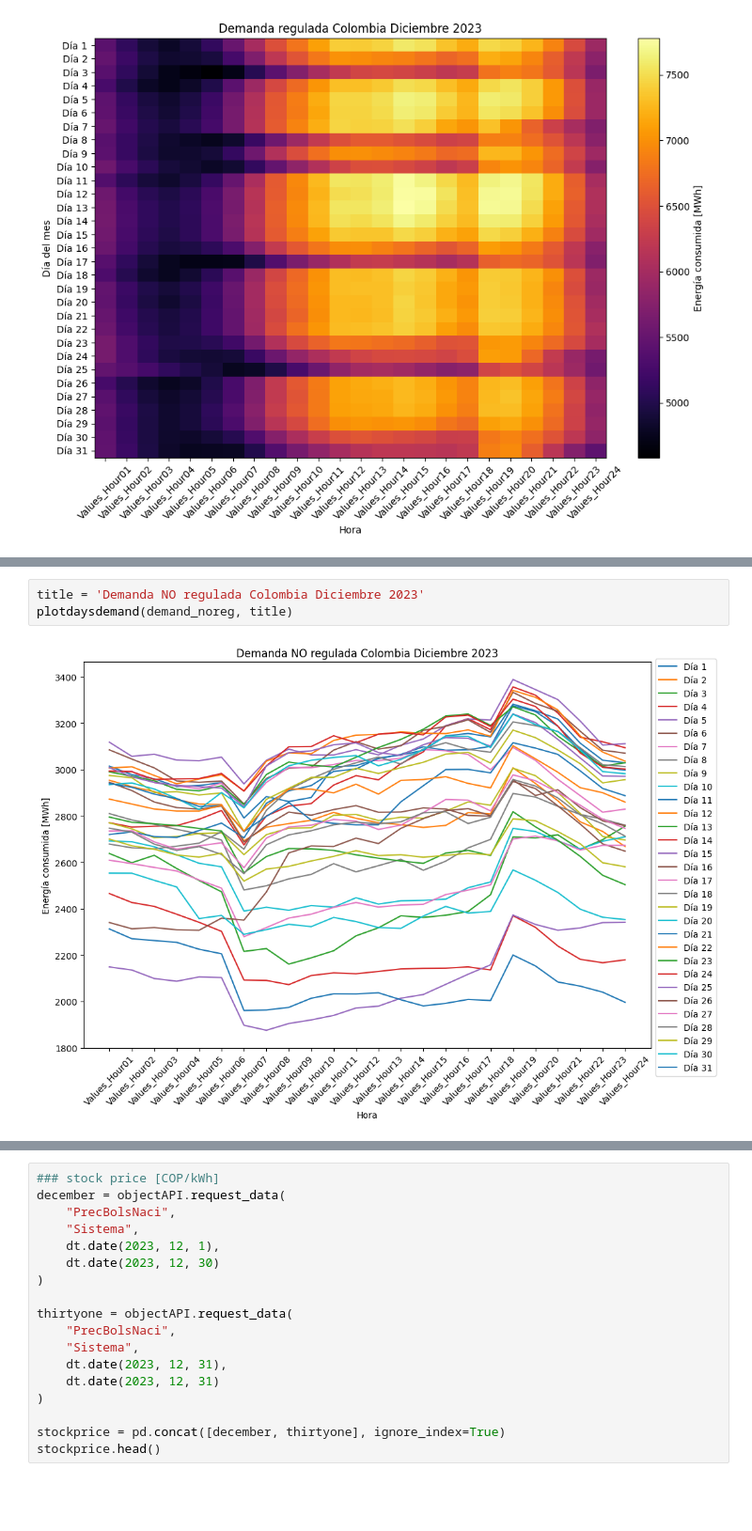
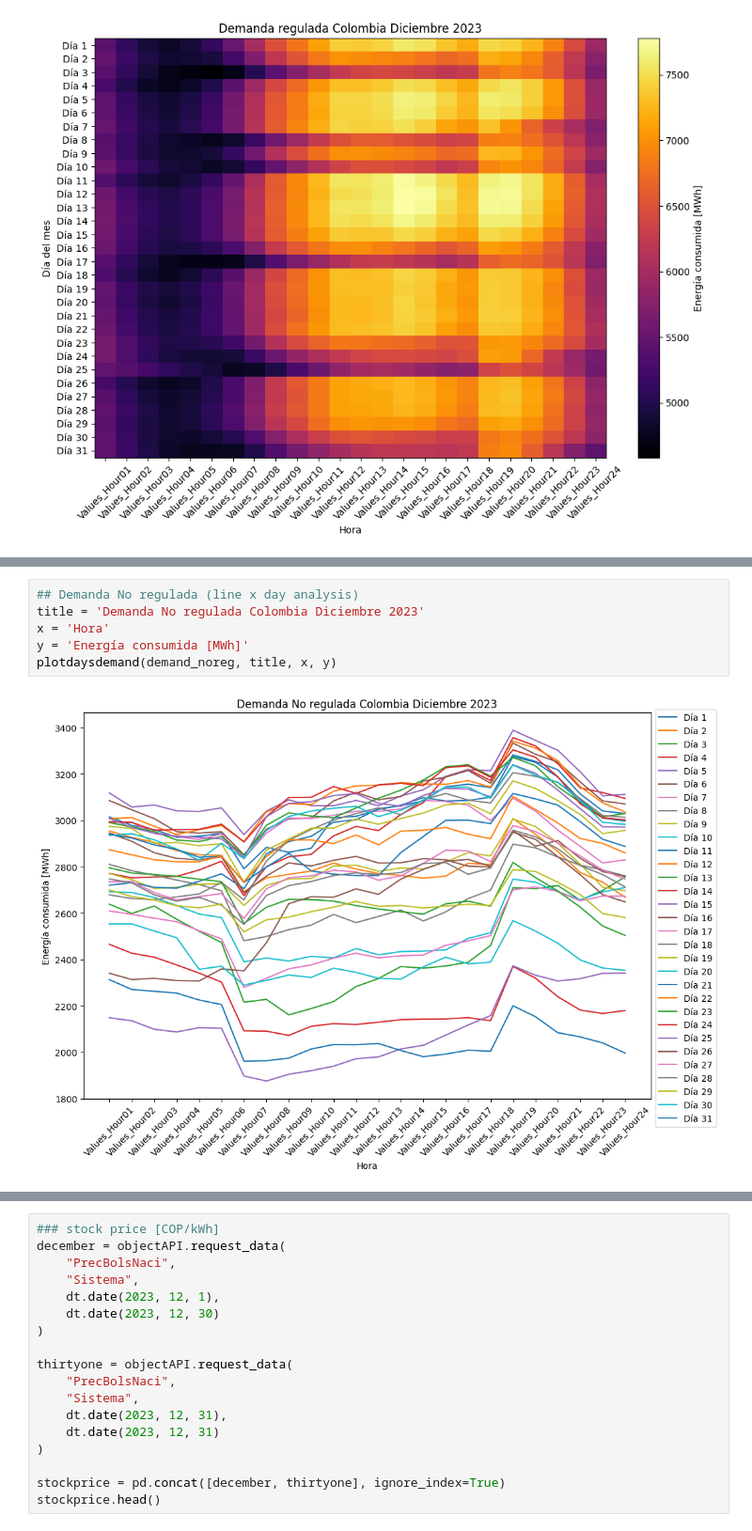
Before and after one commit to jebernatec/colombia-energy-market, a Jupyter notebook: energia_colombia.ipynb, the cells around one changed output, grey strips where cells are left out. Shown at 94% size. Saved outputs shown, nothing was run; the diff lists cells and outputs as text; blank space fills up the shorter version.

```diff
--- a/energia_colombia.ipynb
+++ b/energia_colombia.ipynb
@@ -221,5 +217,8 @@ plotdemand(demand_noreg, title)
-# %%
-title = 'Demanda NO regulada Colombia Diciembre 2023'
-plotdaysdemand(demand_noreg, title)
-# %% [output]
-[figure, removed]
+# %%
+## Demanda No regulada (line x day analysis)
+title = 'Demanda No regulada Colombia Diciembre 2023'
+x = 'Hora'
+y = 'Energía consumida [MWh]'
+plotdaysdemand(demand_noreg, title, x, y)
+# %% [output]
+[figure, added]
```
Also changed, not shown: parts of 11 cells of this notebook, 1 other file.
